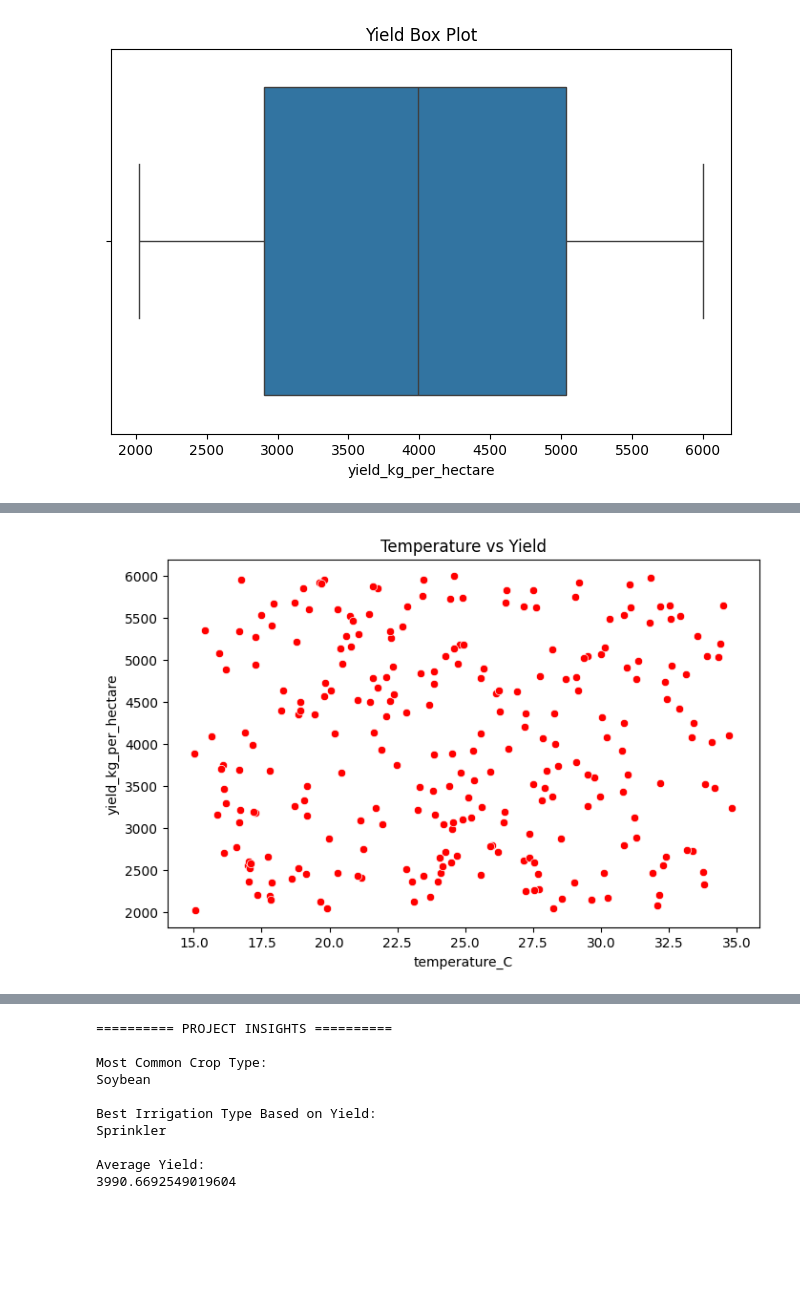
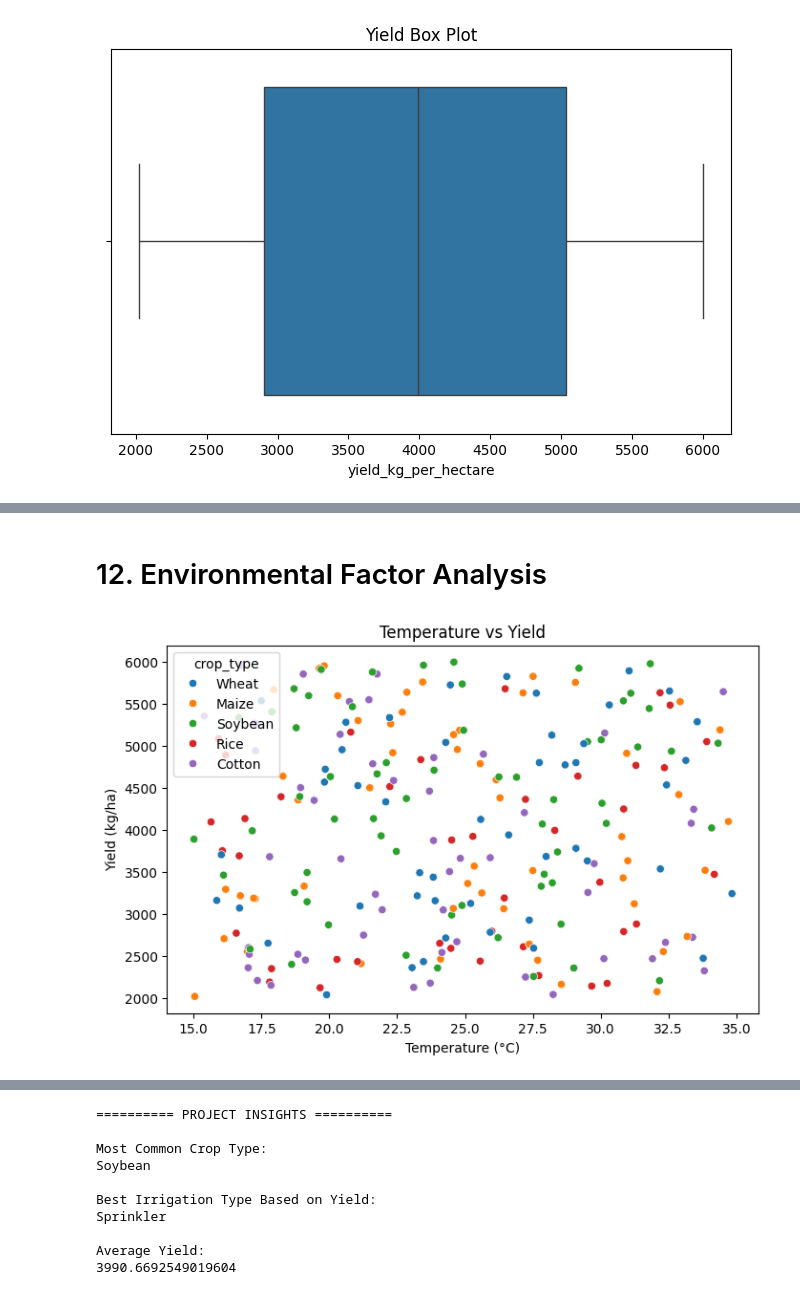
Before and after one commit to balkrishna-16/Datascience-in-Python, a Jupyter notebook: smart_farming.ipynb, the cells around one changed output, grey strips where cells are left out. Saved outputs shown, nothing was run; the diff lists cells and outputs as text; code cells hidden in the pictures; blank space fills up the shorter version.

Commit message:
Smart Farming crop yeid prediction - Project

```diff
--- a/smart_farming.ipynb
+++ b/smart_farming.ipynb
@@ -362,14 +230,15 @@ plt.show()
+# %% [markdown]
+# 12. Environmental Factor Analysis
 # %%
-# 5. Environmental Factor Analysis
-# -------------------------------
-
 # Temperature vs Yield
 plt.figure(figsize=(8,5))
-sns.scatterplot(x='temperature_C', y='yield_kg_per_hectare', data=sf, color='red')
+sns.scatterplot(x='temperature_C', y='yield_kg_per_hectare', data=sf,hue='crop_type', color='red')
 plt.title("Temperature vs Yield")
+plt.xlabel("Temperature (°C)")
+plt.ylabel("Yield (kg/ha)")
 plt.show()
 # %% [output]
-[figure, old version]
+[figure, new version]
 # %%
 # Soil Moisture vs Yield
 plt.figure(figsize=(8,5))
```
Also changed, not shown: parts of 49 cells of this notebook.
